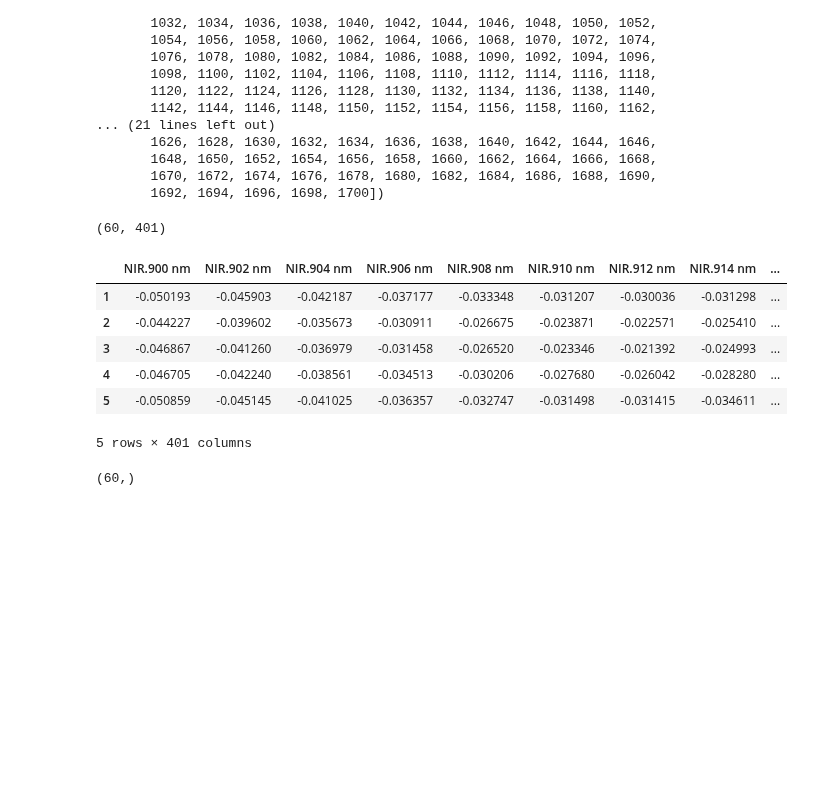
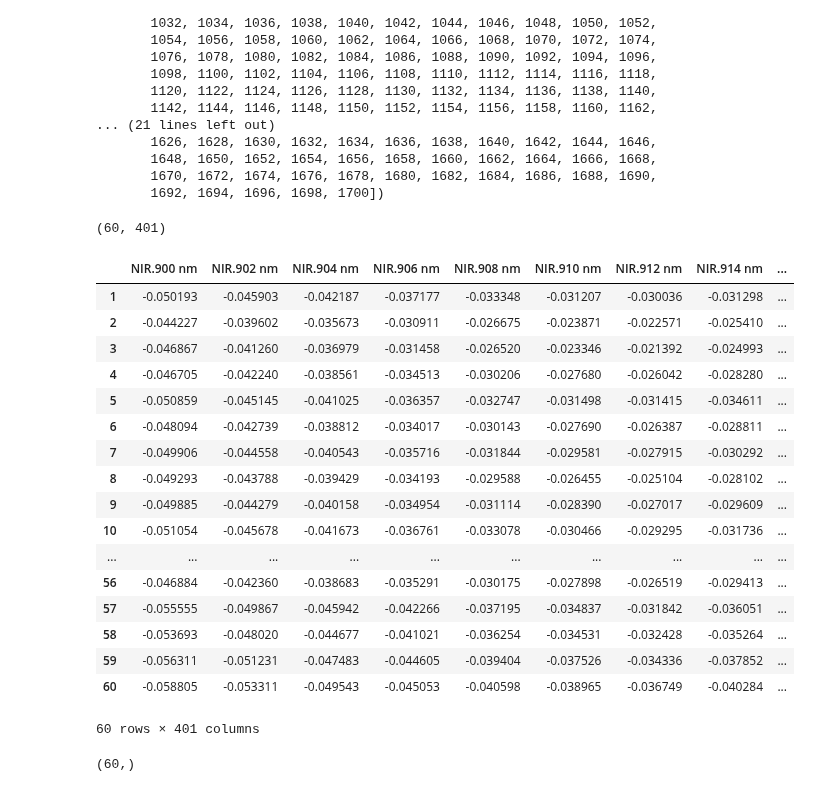
Before and after one commit to bitwalk123/MyNotebook, a Jupyter notebook: octane_001.ipynb, the cells around one changed output. Saved outputs shown, nothing was run; the diff lists cells and outputs as text; code cells hidden in the pictures; blank space fills up the shorter version.

```diff
--- a/octane_001.ipynb
+++ b/octane_001.ipynb
@@ -62,18 +62,29 @@ array([ 900,  902,  904,  906,  908,  910,  912,  914,  916,  918,  920,
 # %%
 import dataframe_image as dfi
 
 print(xdata.shape)
 dfi.export(xdata, 'octane_table_001.png', max_cols=10, max_rows=10,)
-xdata.head()
+xdata
 # %% [output]
 (60, 401)
 |  | NIR.900 nm | NIR.902 nm | NIR.904 nm | NIR.906 nm | NIR.908 nm | NIR.910 nm | NIR.912 nm | NIR.914 nm | ... |
 | 1 | -0.050193 | -0.045903 | -0.042187 | -0.037177 | -0.033348 | -0.031207 | -0.030036 | -0.031298 | ... |
 | 2 | -0.044227 | -0.039602 | -0.035673 | -0.030911 | -0.026675 | -0.023871 | -0.022571 | -0.025410 | ... |
 | 3 | -0.046867 | -0.041260 | -0.036979 | -0.031458 | -0.026520 | -0.023346 | -0.021392 | -0.024993 | ... |
 | 4 | -0.046705 | -0.042240 | -0.038561 | -0.034513 | -0.030206 | -0.027680 | -0.026042 | -0.028280 | ... |
 | 5 | -0.050859 | -0.045145 | -0.041025 | -0.036357 | -0.032747 | -0.031498 | -0.031415 | -0.034611 | ... |
+| 6 | -0.048094 | -0.042739 | -0.038812 | -0.034017 | -0.030143 | -0.027690 | -0.026387 | -0.028811 | ... |
+| 7 | -0.049906 | -0.044558 | -0.040543 | -0.035716 | -0.031844 | -0.029581 | -0.027915 | -0.030292 | ... |
+| 8 | -0.049293 | -0.043788 | -0.039429 | -0.034193 | -0.029588 | -0.026455 | -0.025104 | -0.028102 | ... |
+| 9 | -0.049885 | -0.044279 | -0.040158 | -0.034954 | -0.031114 | -0.028390 | -0.027017 | -0.029609 | ... |
+| 10 | -0.051054 | -0.045678 | -0.041673 | -0.036761 | -0.033078 | -0.030466 | -0.029295 | -0.031736 | ... |
+| ... | ... | ... | ... | ... | ... | ... | ... | ... | ... |
+| 56 | -0.046884 | -0.042360 | -0.038683 | -0.035291 | -0.030175 | -0.027898 | -0.026519 | -0.029413 | ... |
+| 57 | -0.055555 | -0.049867 | -0.045942 | -0.042266 | -0.037195 | -0.034837 | -0.031842 | -0.036051 | ... |
+| 58 | -0.053693 | -0.048020 | -0.044677 | -0.041021 | -0.036254 | -0.034531 | -0.032428 | -0.035264 | ... |
+| 59 | -0.056311 | -0.051231 | -0.047483 | -0.044605 | -0.039404 | -0.037526 | -0.034336 | -0.037852 | ... |
+| 60 | -0.058805 | -0.053311 | -0.049543 | -0.045053 | -0.040598 | -0.038965 | -0.036749 | -0.040284 | ... |
-5 rows × 401 columns
+60 rows × 401 columns
 # %%
 print(ydata.shape)
 ydata.head()
```
Also changed, not shown: 2 other files.
